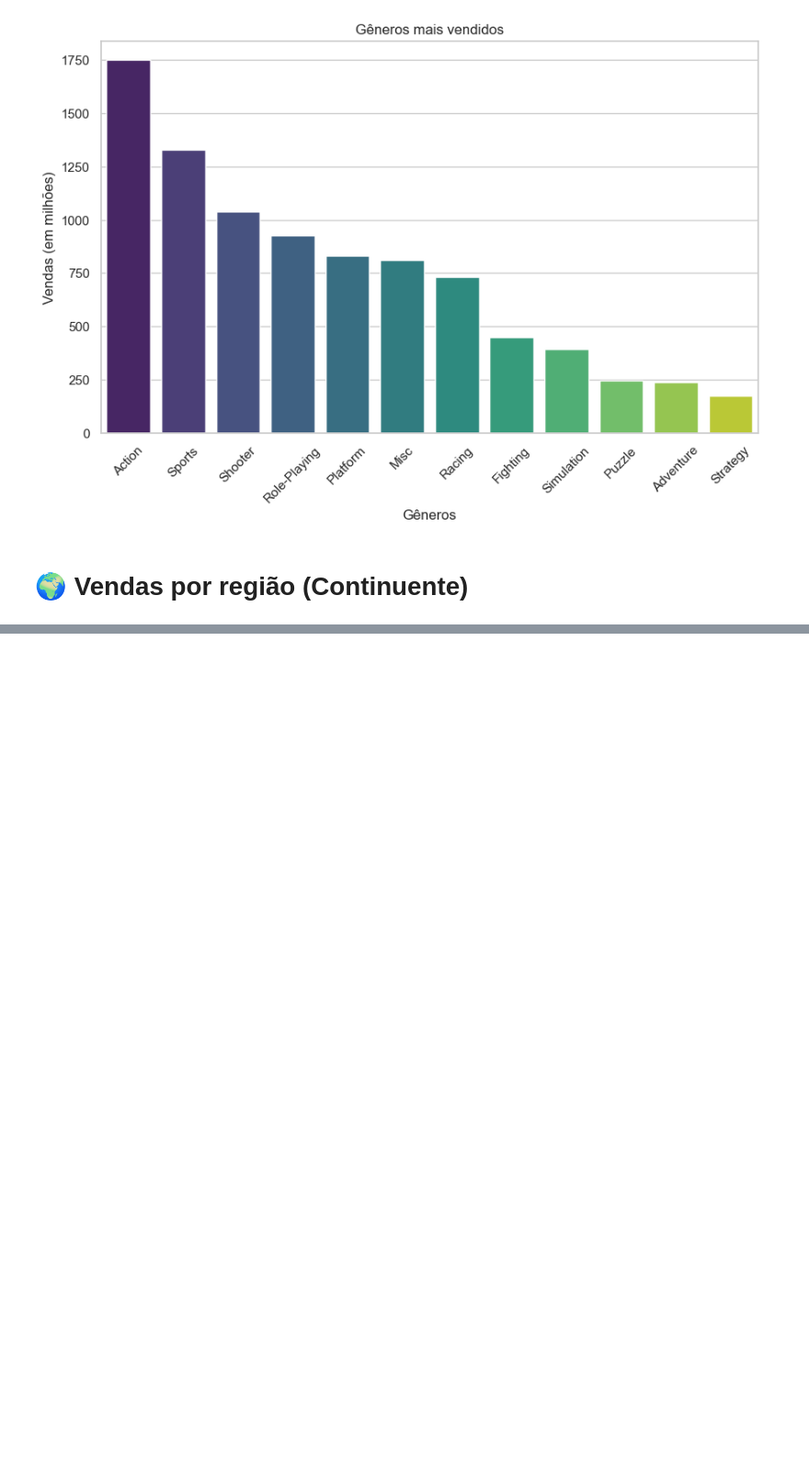
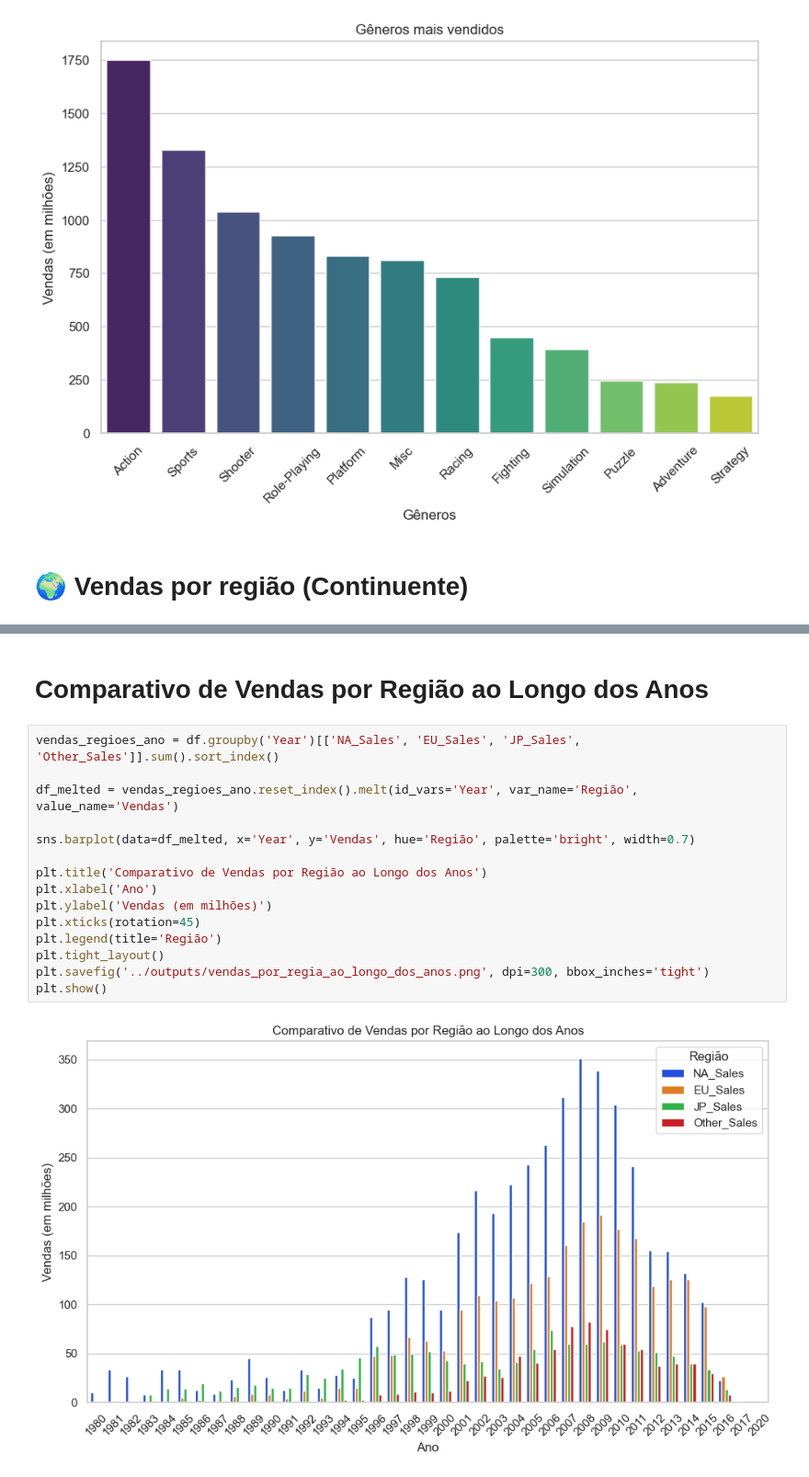
Before and after one commit to GabrielRodrigues11/Video-game-sales, a Jupyter notebook: notebooks/vg_sales_analysis.ipynb, the cells around one changed output, grey strips where cells are left out. Shown at 92% size. Cells and saved outputs as stored; diff of their text form; blank space fills up the shorter version.

```diff
--- a/notebooks/vg_sales_analysis.ipynb
+++ b/notebooks/vg_sales_analysis.ipynb
@@ -153,0 +179,19 @@ plt.show()
+# %% [markdown]
+# Comparativo de Vendas por Região ao Longo dos Anos
+# %%
+vendas_regioes_ano = df.groupby('Year')[['NA_Sales', 'EU_Sales', 'JP_Sales', 'Other_Sales']].sum().sort_index()
+
+df_melted = vendas_regioes_ano.reset_index().melt(id_vars='Year', var_name='Região', value_name='Vendas')
+
+sns.barplot(data=df_melted, x='Year', y='Vendas', hue='Região', palette='bright', width=0.7)
+
+plt.title('Comparativo de Vendas por Região ao Longo dos Anos')
+plt.xlabel('Ano')
+plt.ylabel('Vendas (em milhões)')
+plt.xticks(rotation=45)
+plt.legend(title='Região')
+plt.tight_layout()
+plt.savefig('../outputs/vendas_por_regia_ao_longo_dos_anos.png', dpi=300, bbox_inches='tight')
+plt.show()
+# %% [output]
+[figure, added]
```
Also changed, not shown: parts of 7 cells of this notebook, 6 other files.
